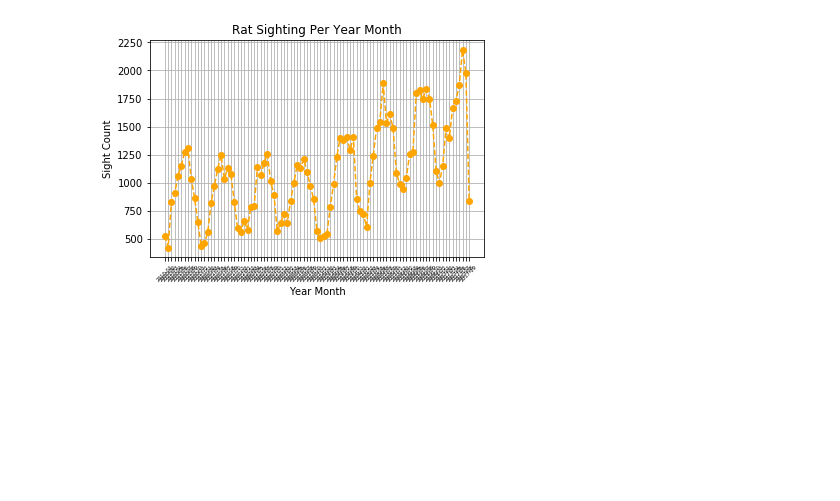
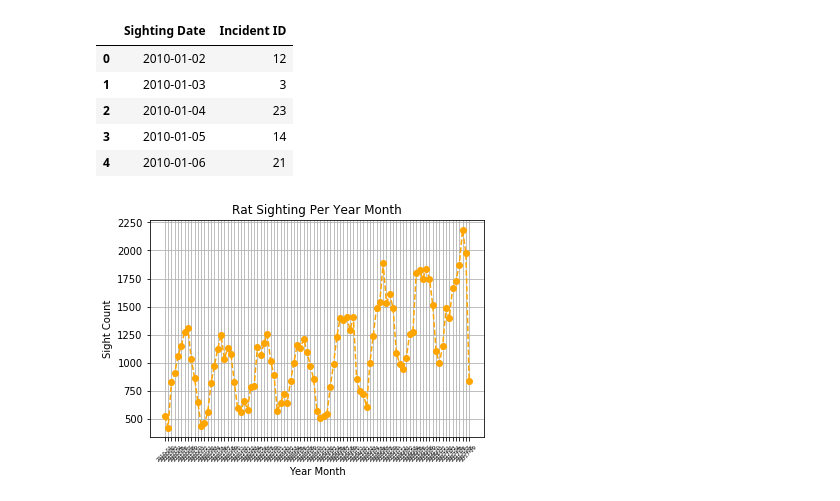
Before and after one commit to tiroger/nyc_rats, a Jupyter notebook: rats_trends-Copy1.ipynb, the cells around one changed output. Saved outputs shown, nothing was run; the diff lists cells and outputs as text; code cells hidden in the pictures; blank space fills up the shorter version.

```diff
--- a/rats_trends-Copy1.ipynb
+++ b/rats_trends-Copy1.ipynb
@@ -6,7 +6,5 @@ import numpy as np
 import seaborn as sns
 import datetime
 # %%
-rat_data = "clean_csv/final_rat_sightings.csv"
-rat_sightings = pd.read_csv(rat_data)
-nyc_temp_data = "clean_csv/final_weather.csv"
-nyc_temp = pd.read_csv(nyc_temp_data)
+rat_data = pd.read_csv('clean_csv/final_rat_sightings.csv')
+weather_data = pd.read_csv('clean_csv/final_weather.csv')
@@ -19,3 +11,17 @@ sight_count.index=sight_count.index.to_series().astype(str)
+# %%
+short_rat_data = rat_data[rat_data['Sighting Date'] <= '2015-12-31'].copy()
+
+rat_data_filtered = short_rat_data[short_rat_data['Sighting Date'] != '2010-01-01']
+# %%
+grouped_rat_data = rat_data_filtered.groupby('Sighting Date').count()[['Incident ID']].reset_index()
+grouped_rat_data.head()
+# %% [output]
+|  | Sighting Date | Incident ID |
+| 0 | 2010-01-02 | 12 |
+| 1 | 2010-01-03 | 3 |
+| 2 | 2010-01-04 | 23 |
+| 3 | 2010-01-05 | 14 |
+| 4 | 2010-01-06 | 21 |
 # %%
 plt.plot(sight_count.index, sight_count,'o--', c="orange")
 plt.title("Rat Sighting Per Year Month")
```
Also changed, not shown: parts of 2 cells of this notebook, 4 other files.
